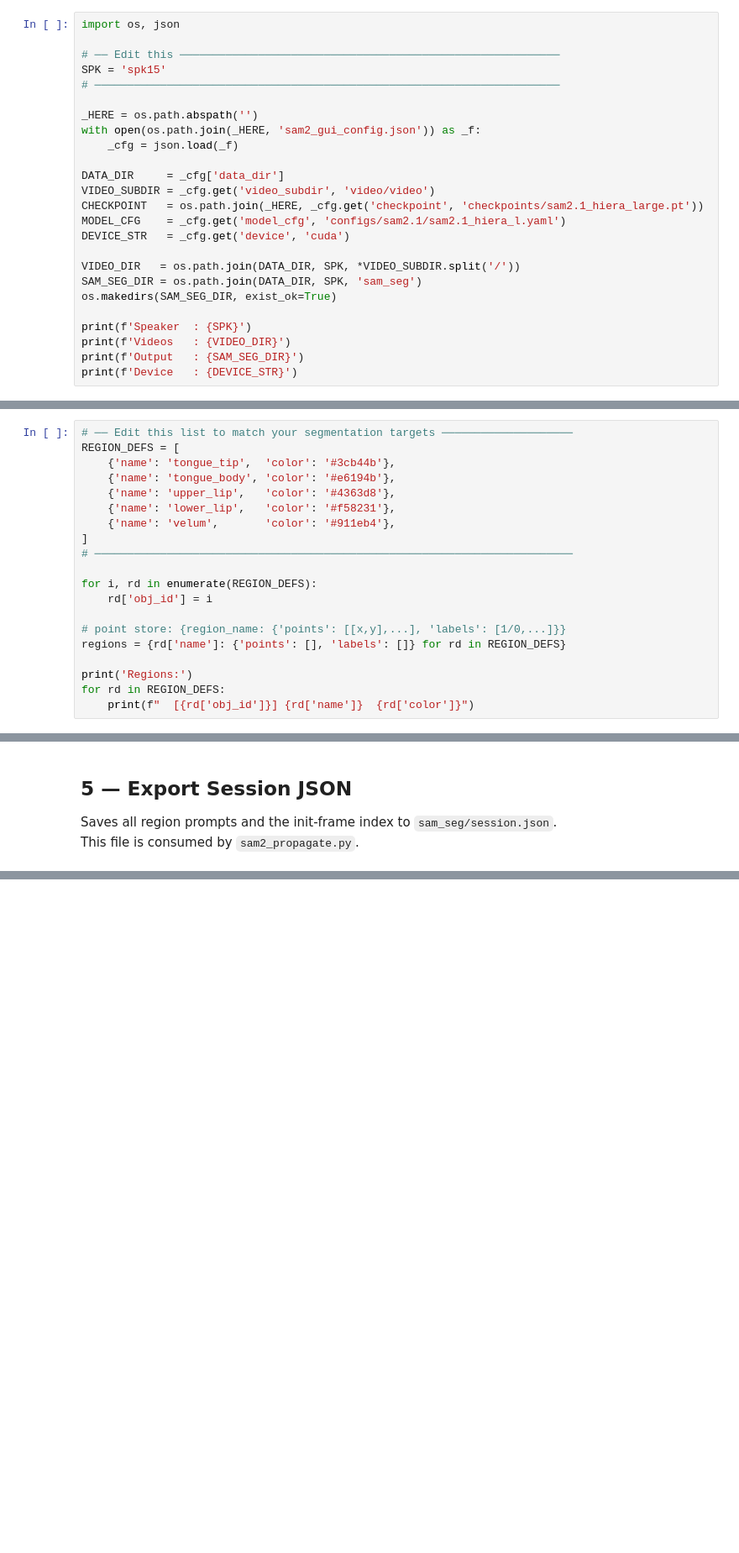
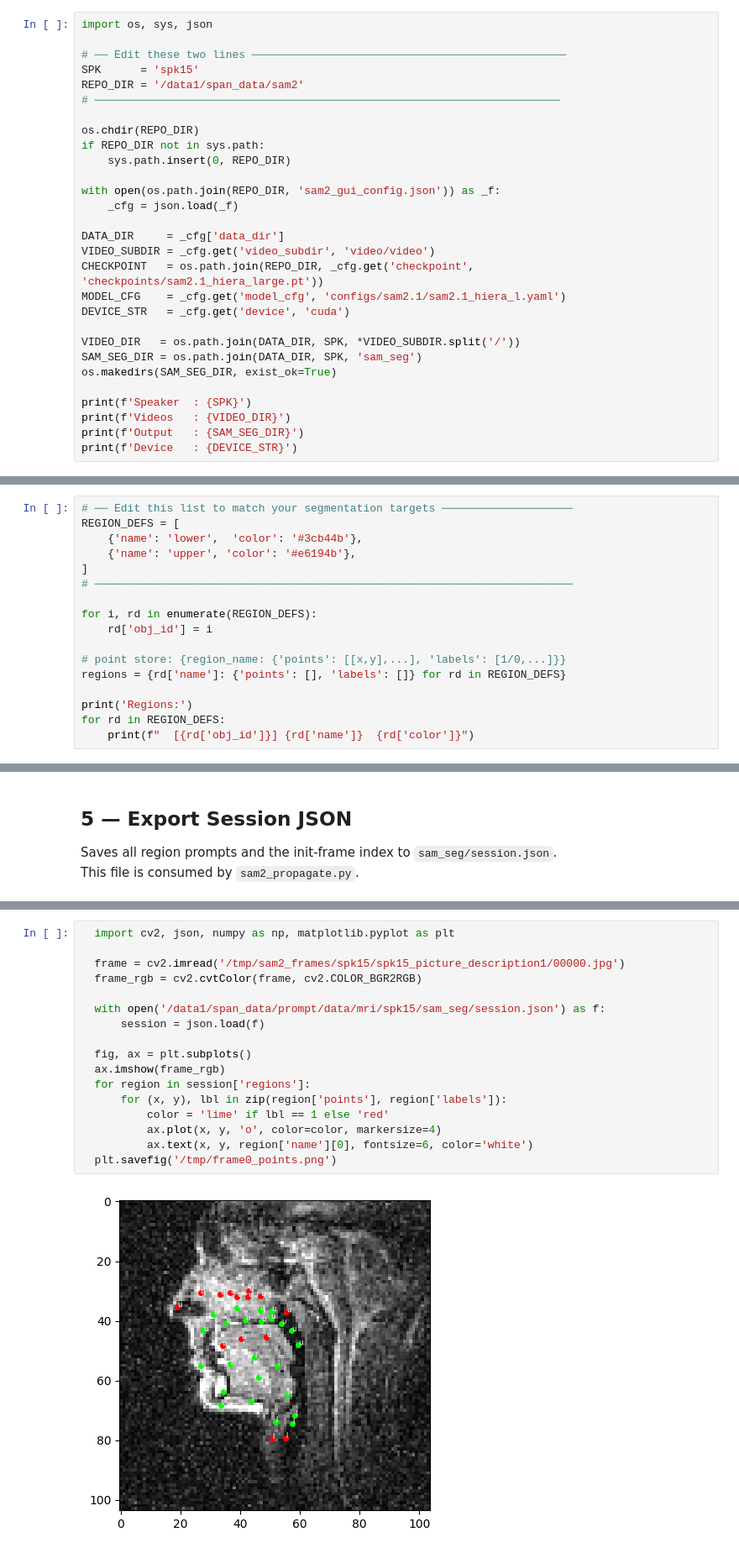
Before and after one commit to sfoley3/sam2, a Jupyter notebook: SAM2_base_workflow.ipynb, the cells around one changed output, grey strips where cells are left out. Shown at 84% size. Drawn from its saved outputs; the diff is of its cells as text; blank space fills up the shorter version.

```diff
--- a/SAM2_base_workflow.ipynb
+++ b/SAM2_base_workflow.ipynb
@@ -43,19 +36,23 @@ Always need two tmux sessions running each of these steps.
 
 In the notebook, add the url for the port as a new kernel. It should save and can be accessed using localhost in the future.
 # %%
-import os, json
+import os, sys, json
 
-# ── Edit this ──────────────────────────────────────────────────────────
-SPK = 'spk15'
+# ── Edit these two lines ────────────────────────────────────────────────
+SPK      = 'spk15'
+REPO_DIR = '/data1/span_data/sam2'
 # ───────────────────────────────────────────────────────────────────────
 
-_HERE = os.path.abspath('')
-with open(os.path.join(_HERE, 'sam2_gui_config.json')) as _f:
+os.chdir(REPO_DIR)
+if REPO_DIR not in sys.path:
+    sys.path.insert(0, REPO_DIR)
+
+with open(os.path.join(REPO_DIR, 'sam2_gui_config.json')) as _f:
     _cfg = json.load(_f)
 
 DATA_DIR     = _cfg['data_dir']
 VIDEO_SUBDIR = _cfg.get('video_subdir', 'video/video')
-CHECKPOINT   = os.path.join(_HERE, _cfg.get('checkpoint', 'checkpoints/sam2.1_hiera_large.pt'))
+CHECKPOINT   = os.path.join(REPO_DIR, _cfg.get('checkpoint', 'checkpoints/sam2.1_hiera_large.pt'))
 MODEL_CFG    = _cfg.get('model_cfg', 'configs/sam2.1/sam2.1_hiera_l.yaml')
 DEVICE_STR   = _cfg.get('device', 'cuda')
 
@@ -194,11 +233,8 @@ plt.show()
 # %%
 # ── Edit this list to match your segmentation targets ────────────────────
 REGION_DEFS = [
-    {'name': 'tongue_tip',  'color': '#3cb44b'},
-    {'name': 'tongue_body', 'color': '#e6194b'},
-    {'name': 'upper_lip',   'color': '#4363d8'},
-    {'name': 'lower_lip',   'color': '#f58231'},
-    {'name': 'velum',       'color': '#911eb4'},
+    {'name': 'lower',  'color': '#3cb44b'},
+    {'name': 'upper', 'color': '#e6194b'},
 ]
 # ─────────────────────────────────────────────────────────────────────────
 
@@ -447,0 +630,19 @@ print(f'  python sam2_propagate.py --session {session_path}')
+# %%
+  import cv2, json, numpy as np, matplotlib.pyplot as plt
+
+  frame = cv2.imread('/tmp/sam2_frames/spk15/spk15_picture_description1/00000.jpg')
+  frame_rgb = cv2.cvtColor(frame, cv2.COLOR_BGR2RGB)
+
+  with open('/data1/span_data/prompt/data/mri/spk15/sam_seg/session.json') as f:
+      session = json.load(f)
+
+  fig, ax = plt.subplots()
+  ax.imshow(frame_rgb)
+  for region in session['regions']:
+      for (x, y), lbl in zip(region['points'], region['labels']):
+          color = 'lime' if lbl == 1 else 'red'
+          ax.plot(x, y, 'o', color=color, markersize=4)
+          ax.text(x, y, region['name'][0], fontsize=6, color='white')
+  plt.savefig('/tmp/frame0_points.png')
+# %% [output]
+[figure, added]
```
Also changed, not shown: parts of 19 cells of this notebook, 2 other files.
